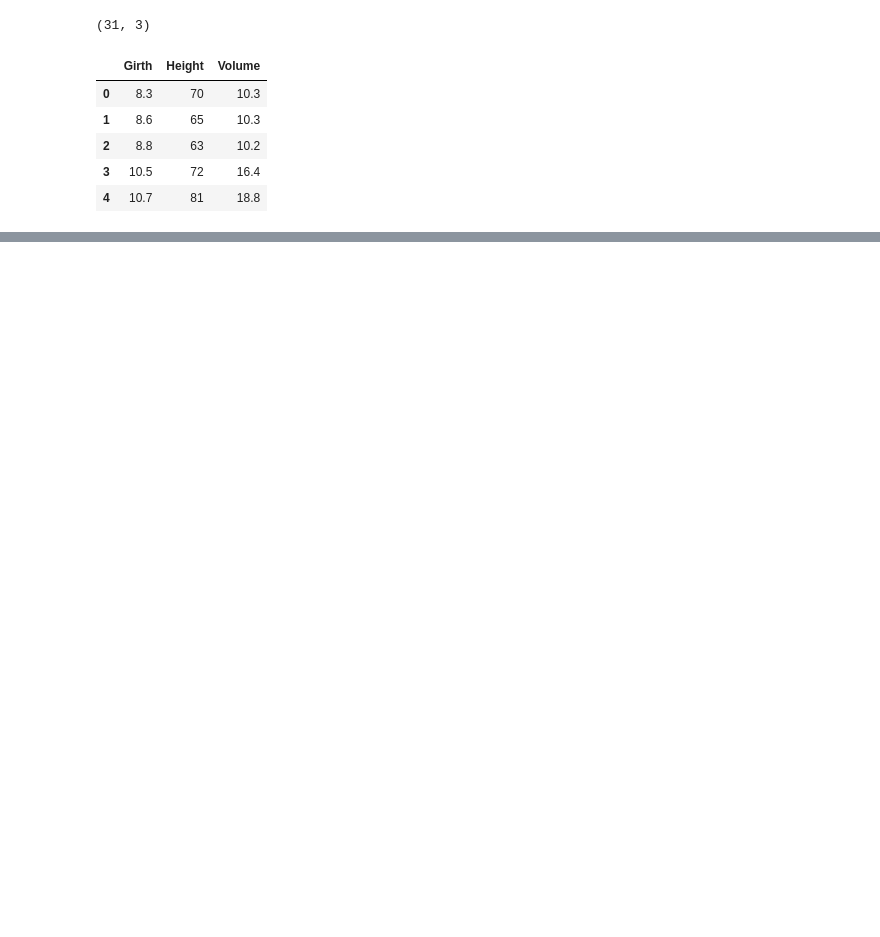
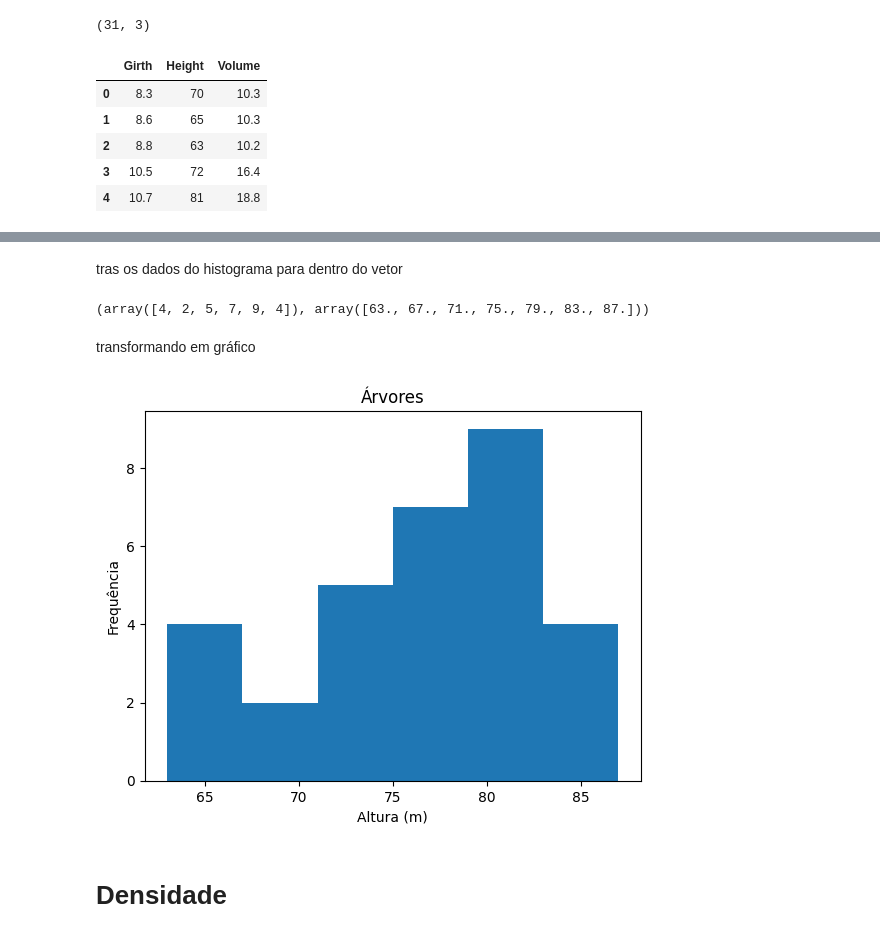
Before and after one commit to Guilhermegfssilva/Ciencia-de-dados, a Jupyter notebook: Gráficos.ipynb, the cells around one changed output, grey strips where cells are left out. Drawn from its saved outputs; the diff is of its cells as text; code cells hidden in the pictures; blank space fills up the shorter version.

```diff
--- a/Gráficos.ipynb
+++ b/Gráficos.ipynb
@@ -23,0 +26,18 @@ histograma = np.histogram(base.iloc[:,0], bins = 3)
+# %% [markdown]
+tras os dados do histograma para dentro do vetor
+# %%
+histograma
+# %% [output]
+(array([4, 2, 5, 7, 9, 4]), array([63., 67., 71., 75., 79., 83., 87.]))
+# %% [markdown]
+transformando em gráfico
+# %%
+plt.hist(base.iloc[:,1], bins = 6)
+plt.title('Árvores')
+plt.ylabel('Frequência')
+plt.xlabel('Altura (m)')
+plt.show()
+# %% [output]
+[figure, added]
+# %% [markdown]
+# Densidade
```
Also changed, not shown: parts of 33 cells of this notebook.
